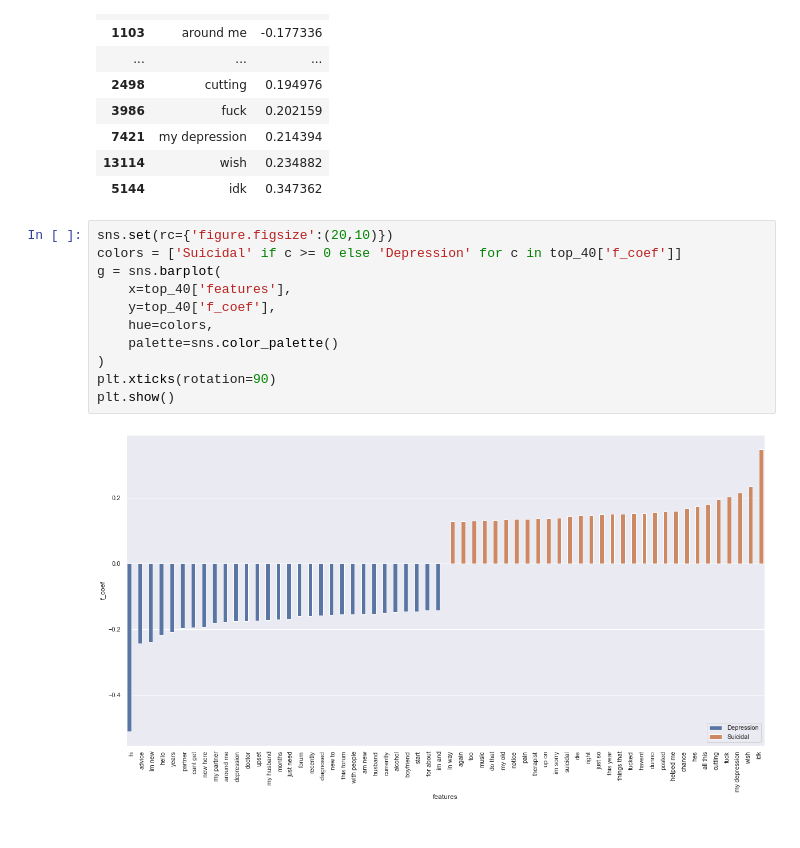
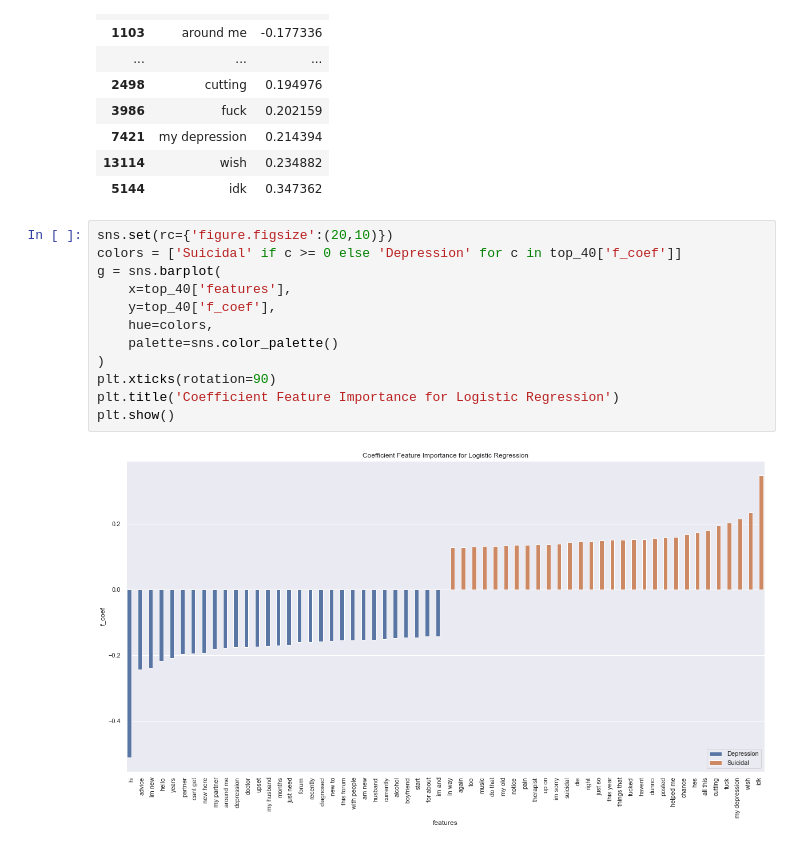
Before and after one commit to yonilevinepenn/MCIT545-Final-Project, a Jupyter notebook: model_exploration.ipynb, the cells around one changed output. Cells and saved outputs as stored; diff of their text form.

```diff
--- a/model_exploration.ipynb
+++ b/model_exploration.ipynb
@@ -58,13 +58,14 @@ top_40
 # %%
 sns.set(rc={'figure.figsize':(20,10)})
 colors = ['Suicidal' if c >= 0 else 'Depression' for c in top_40['f_coef']]
 g = sns.barplot(
     x=top_40['features'],
     y=top_40['f_coef'],
     hue=colors,
     palette=sns.color_palette()
 )
 plt.xticks(rotation=90)
+plt.title('Coefficient Feature Importance for Logistic Regression')
 plt.show()
 # %% [output]
-[figure, old version]
+[figure, new version]
```
Also changed, not shown: 2 other files.
